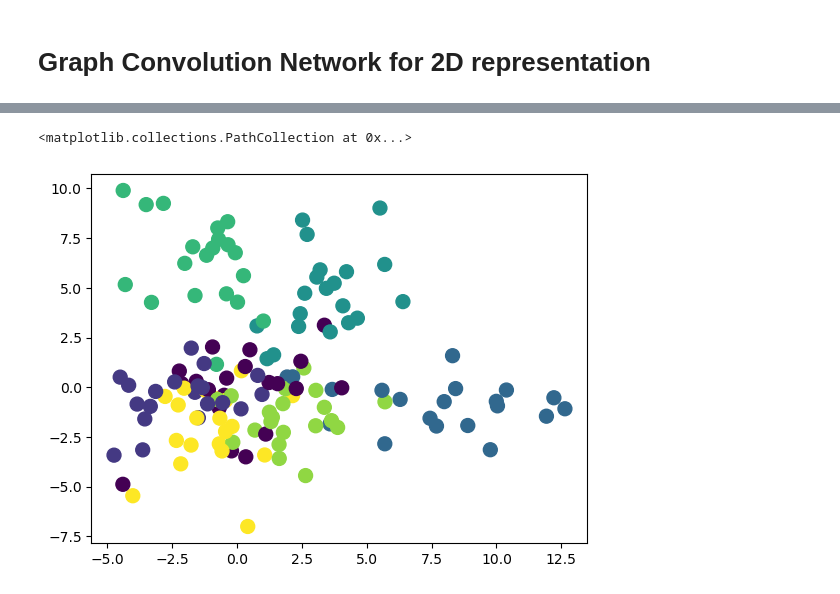
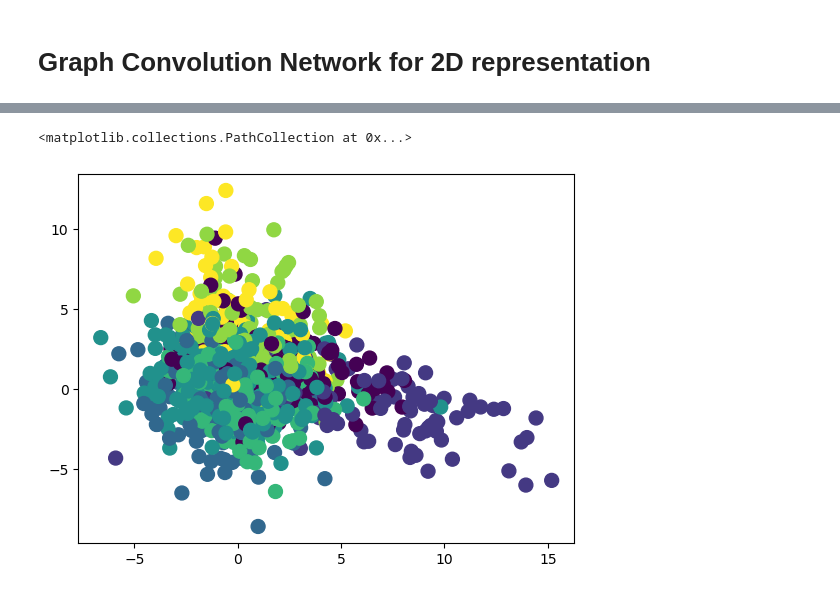
Before and after one commit to vilhess/GraphConvolution, a Jupyter notebook: cora.ipynb, the cells around one changed output, grey strips where cells are left out. Cells and saved outputs as stored; diff of their text form; code cells hidden in the pictures.

```diff
--- a/cora.ipynb
+++ b/cora.ipynb
@@ -66,9 +66,10 @@ y = data.y
 A = to_dense_adj(data.edge_index).squeeze(0)
 
 train_index = dataset.train_mask==True
+val_index = dataset.val_mask==True
 test_index = dataset.test_mask==True
 # %%
-EPOCHS = 100
+EPOCHS = 200
 LEARNING_RATE = 1e-2
 
 model = GCN(in_channels=dataset.num_features, hidden_dim=16, out_channels=dataset.num_classes, adj = A)
@@ -77,7 +78,11 @@ optimizer = optim.Adam(model.parameters(), lr=LEARNING_RATE, weight_decay=5e-4)
 # %%
 losses = []
 train_accs = []
-test_accs = []
+val_accs = []
+
+best_model = model
+iter_loss = 0
+best_val_acc = -np.inf
 
 for epoch in range(EPOCHS):
 
@@ -96,15 +101,26 @@ for epoch in range(EPOCHS):
 
             preds = model(X)
             pred_train, y_train = preds[train_index], y[train_index]
-            pred_test, y_test = preds[test_index], y[test_index]
+            pred_val, y_val = preds[val_index], y[val_index]
 
             train_acc = accuracy(y_train, torch.argmax(pred_train, axis=1))
-            test_acc = accuracy(y_test, torch.argmax(pred_test, axis=1))
+            val_acc = accuracy(y_val, torch.argmax(pred_val, axis=1))
+
+            if val_acc > best_val_acc:
+                best_val_acc = val_acc
+                best_model = model
+            else :
+                iter_loss+=1
+
+            if iter_loss>=10:
+                print('early stopping reached')
+                break
+
             train_accs.append(train_acc)
-            test_accs.append(test_acc)
+            val_accs.append(val_acc)
 
             print(f"For epoch {epoch}, Train Accuracy : {train_acc}")
-            print(f"For epoch {epoch}, Test Accuracy : {test_acc}")
+            print(f"For epoch {epoch}, Val Accuracy : {val_acc}")
 
             model.train()
 # %% [output]
@@ -137,0 +151,5 @@ plt.legend()
+# %%
+preds = best_model(X)
+preds_test, true_test = preds[test_index], y[test_index]
+test_acc = accuracy(true_test, torch.argmax(preds_test, axis=1))
+print(f'accuracy for the best model on testset is : {test_acc}')
@@ -198,5 +218,5 @@ For epoch 990, Test Accuracy : 0.6470000147819519
 # %%
-plt.scatter(z[train_index].T[0].detach(), z[train_index].T[1].detach(), c=y[train_index], s=100)
+plt.scatter(z[test_index].T[0].detach(), z[test_index].T[1].detach(), c=y[test_index], s=100)
 # %% [output]
 <matplotlib.collections.PathCollection at 0x...>
-[figure, old version]
+[figure, new version]
```
Also changed, not shown: parts of 4 cells of this notebook, 2 other files.
